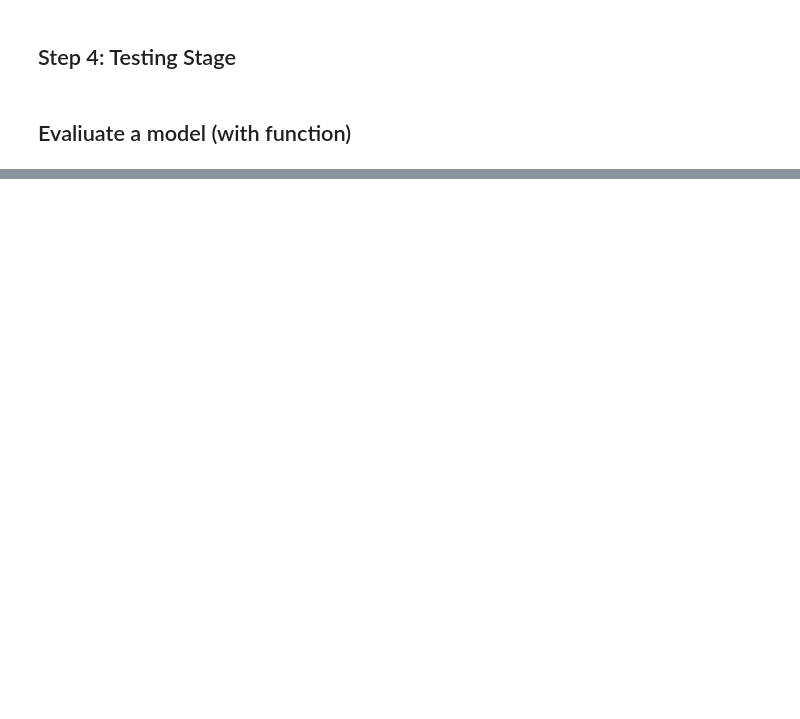
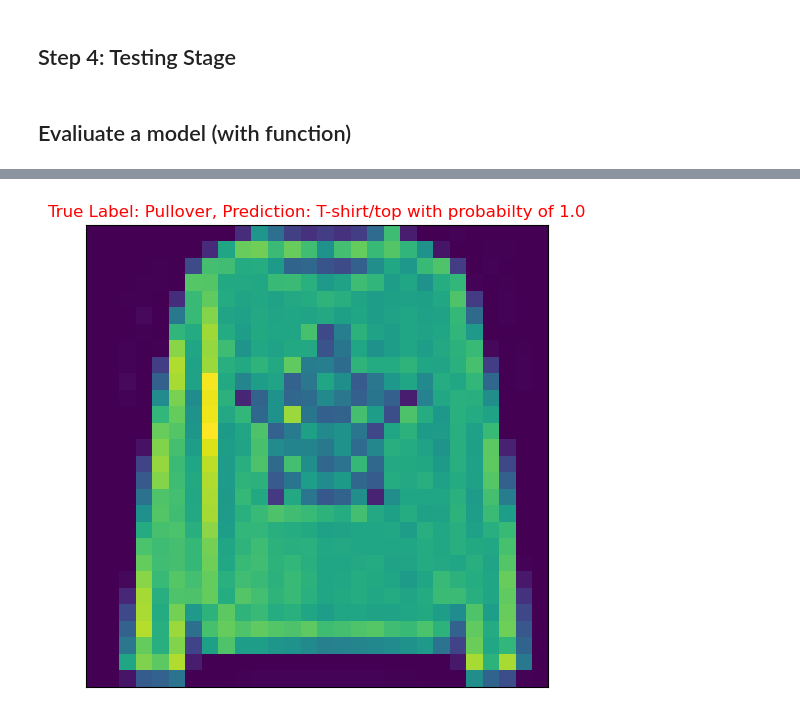
Before and after one commit to hasanzeynal/Beyond-Vision, a Jupyter notebook: Creating Image Classification with PyTorch (Fashion MNIST).ipynb, the cells around one changed output, grey strips where cells are left out. Drawn from its saved outputs; the diff is of its cells as text; code cells hidden in the pictures; blank space fills up the shorter version.

```diff
--- a/Creating Image Classification with PyTorch (Fashion MNIST).ipynb
+++ b/Creating Image Classification with PyTorch (Fashion MNIST).ipynb
@@ -69,17 +75,22 @@ class NeuralNetwork(nn.Module):
     def __init__(self):
         super(NeuralNetwork, self).__init__() #first 3 lines are fixed
         self.flatten = nn.Flatten() #Dense or Linear layers expects 1 Dimensional array
-        self.linear_relu_stack = nn.Sequential(
+        self.linear_relu_stack = nn.ModuleList(
         nn.Linear(28 * 28, 1024), #input layer
         nn.ReLU(),        #activation func
         nn.Linear(1024, 2048), #hidden layer
         nn.ReLU(),
+        nn.Linear(2048, 4096), #hidden layer
+        nn.ReLU(),
+        nn.Linear(4096, 2048), #hidden layer
+        nn.ReLU(),
         nn.Linear(2048, 10),
-        nn.Softmax())
+        nn.Softmax()),
+
 
     def forward(self, X):
         X = self.flatten(X)
         logits = self.linear_relu_stack(X)
         return logits
 
-model = NeuralNetwork()
+dense_model = NeuralNetwork()
@@ -146,0 +178,25 @@ tensor(0)
+# %%
+plt.figure(figsize= (12, 6))
+classes = test_data.classes
+random_idx = np.random.randint(0, len(test_data) - 1)
+label = test_data.targets[random_idx].item()
+random_image = test_data.data[random_idx]
+random_image  = random_image.to(torch.float32)
+model_proba = model(random_image.view(-1, 28* 28)).max().item()
+prediction = classes[model(random_image.view(-1, 28* 28)).argmax().item()]
+plt.imshow(random_image)
+# plt.title(f'Real: {classes[label]} -------->>>>> Prediction: {prediction}', fontsize= 12)
+if prediction == classes[label]:
+    c = 'g'
+else:
+    c = 'r'
+
+plt.title("True Label: {}, Prediction: {} with probabilty of {}".format(classes[label],
+                                                   prediction,
+                                                   model_proba),
+           color = c)
+plt.xticks([])
+plt.yticks([])
+plt.show()
+# %% [output]
+[figure, added]
```
Also changed, not shown: parts of 25 cells of this notebook.
